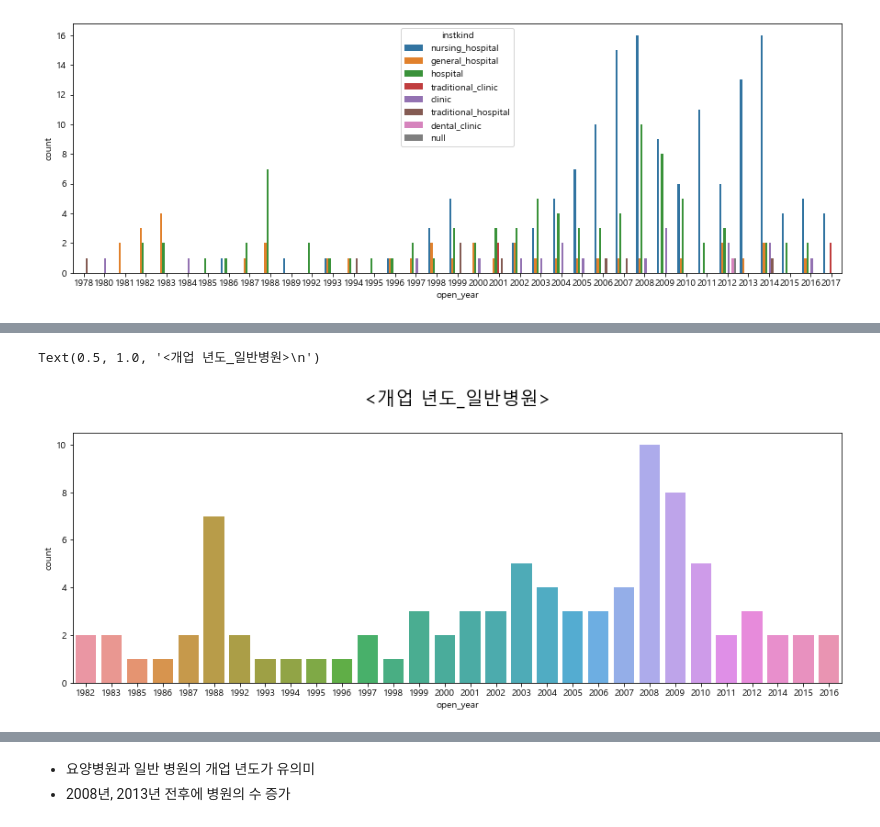
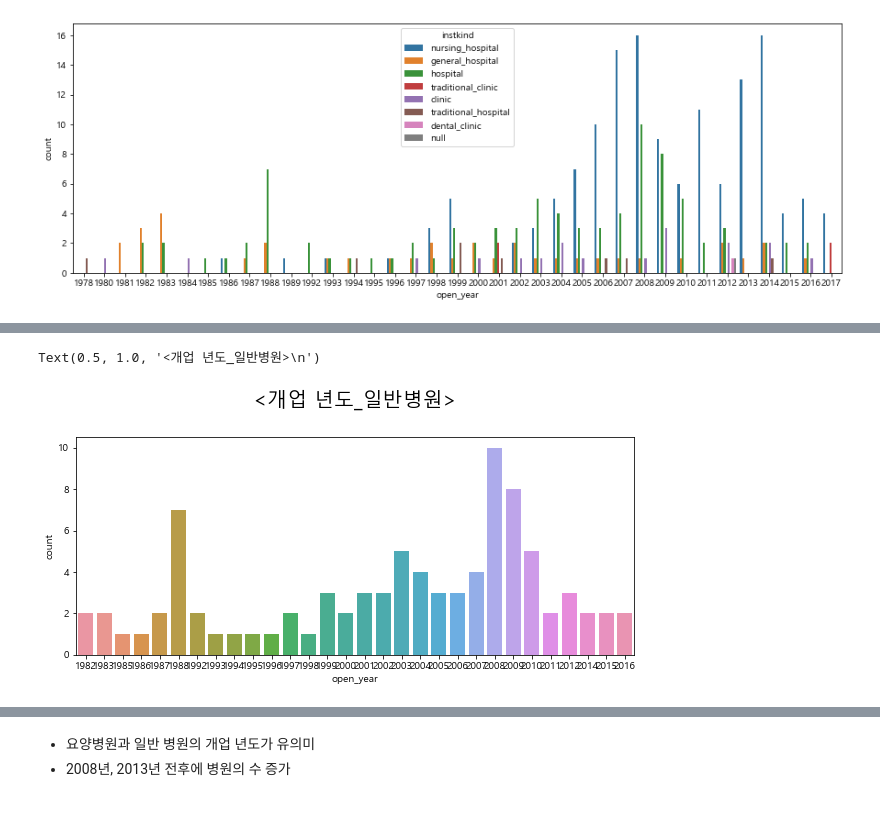
Before and after one commit to Hyeryeong-Cho/Dacon_project, a Jupyter notebook: day2~3. EDA.ipynb, the cells around one changed output, grey strips where cells are left out. Cells and saved outputs as stored; diff of their text form; code cells hidden in the pictures.

```diff
--- a/day2~3. EDA.ipynb
+++ b/day2~3. EDA.ipynb
@@ -15,7 +15,7 @@ from matplotlib import font_manager, rc
 font_name = font_manager.FontProperties(fname = 'C:/Windows/Fonts/malgun.ttf').get_name()
 rc('font', family = font_name)
 # %%
-path = ''
+path = './data/'
 df = pd.read_csv(path + 'train.csv')
 # %%
 df.head()
@@ -267,7 +267,7 @@ open      286
  close     15
 Name: OC, dtype: int64
 # %%
-df_feature['OC'].replace({'open':0, 'close':1}, inplace =True)
+df_feature['OC'].replace({'open':'0', ' close':'1'}, inplace =True)
 # %%
 df_feature['OC'].value_counts()
 # %% [output]
@@ -338,7 +342,7 @@ ax = sns.countplot('open_year', data = df_feature.loc[df_feature['instkind']=='g
 # %%
-plt.figure(figsize=(15,5))
+plt.figure(figsize=(10,4))
 ax =sns.countplot('open_year', data = df_feature.loc[df_feature['instkind']=='hospital'])
 ax.set_title('<개업 년도_일반병원>\n', fontsize = 20)
 # %% [output]
 Text(0.5, 1.0, '<개업 년도_일반병원>\n')
-[figure, old version]
+[figure, new version]
```
Also changed, not shown: parts of 25 cells of this notebook, 1 other file.
